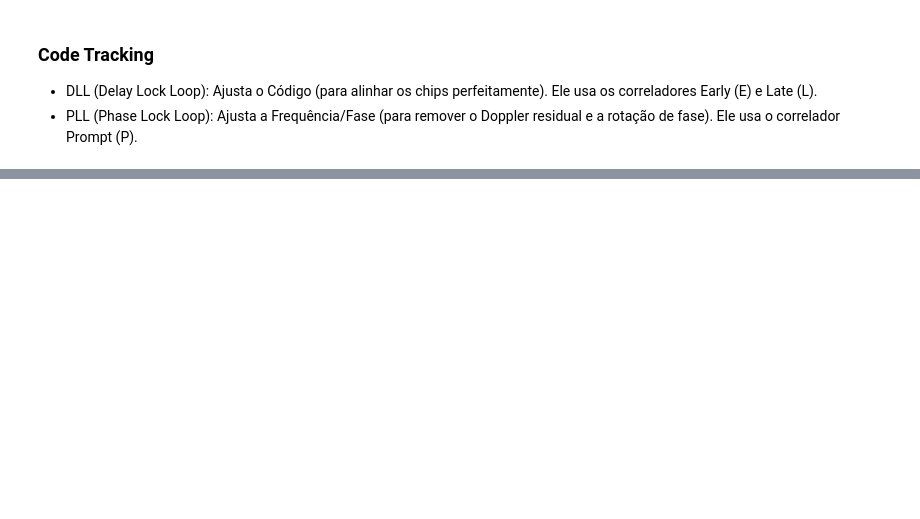
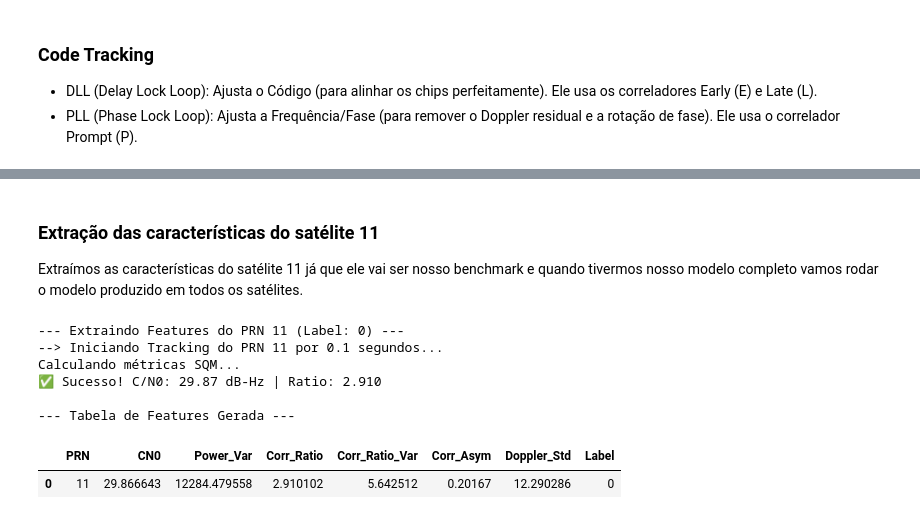
Before and after one commit to bytewice/sinais-projeto, a Jupyter notebook: projeto-sinais.ipynb, the cells around one changed output, grey strips where cells are left out. Saved outputs shown, nothing was run; the diff lists cells and outputs as text; code cells hidden in the pictures; blank space fills up the shorter version.

```diff
--- a/projeto-sinais.ipynb
+++ b/projeto-sinais.ipynb
@@ -801,0 +1047,45 @@ if 'corr_data' in locals() and len(corr_data) > 0:
+# %% [markdown]
+### Extração das características do satélite 11 ###
+
+Extraímos as características do satélite 11 já que ele vai ser nosso benchmark e quando tivermos nosso modelo completo vamos rodar
+o modelo produzido em todos os satélites.
+# %%
+# CÉLULA 11: GERANDO A TABELA DE DADOS
+
+# Verifica se temos dados de aquisição
+if 'acquired_sats' in locals() and acquired_sats:
+
+    # Vamos pegar o melhor satélite (PRN 11 no seu caso)
+    best_prn = max(acquired_sats, key=lambda k: acquired_sats[k]['peak_ratio'])
+    params = acquired_sats[best_prn]
+
+    # --- CONFIGURAÇÃO DO CENÁRIO ---
+    # Como estamos no início do arquivo (0-110s), o sinal é AUTÊNTICO (Label 0)
+    current_label = 0
+
+    # Extrai as features
+    df_features = extract_features(
+        signal_input=S_bb_filtered,  # <--- USA O SINAL FILTRADO!
+        fs=F_s,
+        prn=best_prn,
+        init_doppler=params['doppler'],
+        init_code_phase=params['code_phase'],
+        label=current_label,
+        duration_sec=1.0 # 1 segundo de dados para ter estatística robusta
+    )
+
+    # Mostra a tabela final
+    print("\n--- Tabela de Features Gerada ---")
+    display(df_features) # 'display' deixa a tabela bonita no Jupyter
+
+else:
+    print("Rode a aquisição primeiro!")
+# %% [output]
+--- Extraindo Features do PRN 11 (Label: 0) ---
+--> Iniciando Tracking do PRN 11 por 0.1 segundos...
+Calculando métricas SQM...
+✅ Sucesso! C/N0: 29.87 dB-Hz | Ratio: 2.910
+
+--- Tabela de Features Gerada ---
+|  | PRN | CN0 | Power_Var | Corr_Ratio | Corr_Ratio_Var | Corr_Asym | Doppler_Std | Label |
+| 0 | 11 | 29.866643 | 12284.479558 | 2.910102 | 5.642512 | 0.20167 | 12.290286 | 0 |
```
Also changed, not shown: parts of 18 cells of this notebook.
